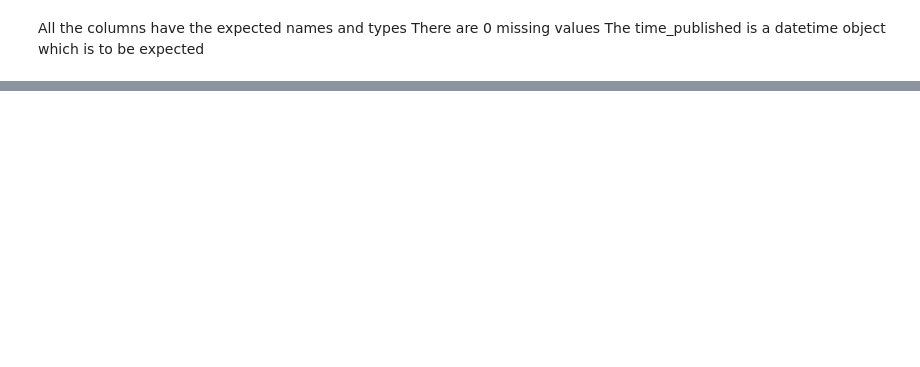
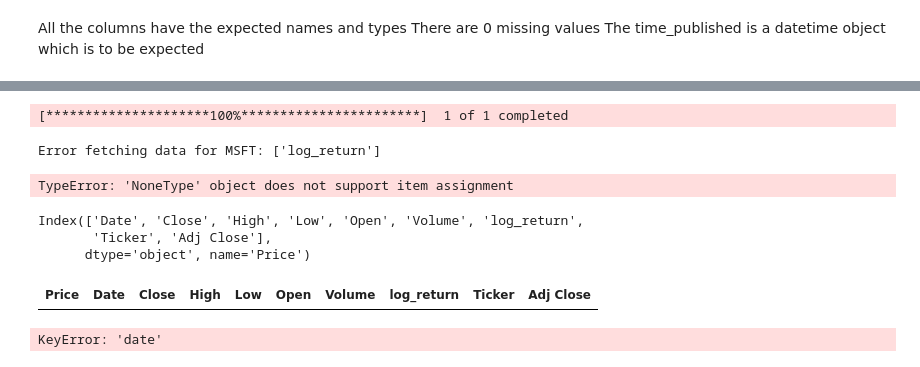
Before and after one commit to LydiaLCh/sentiment-model-quant, a Jupyter notebook: notebooks/02_sentiment_modeling.ipynb, the cells around one changed output, grey strips where cells are left out. Cells and saved outputs as stored; diff of their text form; code cells hidden in the pictures; blank space fills up the shorter version.

```diff
--- a/notebooks/02_sentiment_modeling.ipynb
+++ b/notebooks/02_sentiment_modeling.ipynb
@@ -244,0 +238,9 @@ Unique tickers: ['MSFT' 'GOOG' 'META' 'NVDA' 'AAPL' 'TSLA' 'SVNDF' 'AMZN' 'BAC'
+# %%
+### Coordinate the sentiment data and the market data
+
+# Determine date range from sentiment data to define the market data window
+start_date = (news_df_final["time_published"]).dt.date.min()
+end_date = (news_df_final["time_published"]).dt.date.max()
+
+# Extract unique tickers from news_df_final["ticker"]
+unique_tickers = news_df_final["ticker"].unique()
@@ -244,0 +280,62 @@ Unique tickers: ['MSFT' 'GOOG' 'META' 'NVDA' 'AAPL' 'TSLA' 'SVNDF' 'AMZN' 'BAC'
+# %%
+# Download data from yfinance dataset
+def fetch_and_process_daily_data(ticker, start_date, end_date):
+    try:
+        df = yf.download(ticker, start=start_date, end=end_date, interval="1d")
+        if df.empty:
+            print(f"No data for {ticker}")
+            return None
+        # rest of your processing...
+        df["log_return"] = np.log(df["Close"] / df["Close"].shift(1))
+        df = df.dropna(subset=['log_return'])
+        df["Ticker"] = ticker
+        return df.reset_index()
+    except Exception as e:
+        print(f"Error fetching data for {ticker}: {e}")
+        return None
+# %%
+# Create data frame containing all fetched market data given a ticker and start and end dates
+market_data = []
+
+for ticker in unique_tickers:
+    df_ticker = fetch_and_process_daily_data(ticker, start_date, end_date)
+    df_ticker["Ticker"] = ticker
+    market_data.append(df_ticker)
+
+# Combine into one DataFrame
+final_df = pd.concat(market_data)
+
+# Rename index column to date
+final_df = final_df.rename(columns={"index": "date"})
+# %% [output]
+[*********************100%***********************]  1 of 1 completed
+Error fetching data for MSFT: ['log_return']
+TypeError: 'NoneType' object does not support item assignment
+# %%
+final_df.columns
+# %% [output]
+Index(['Date', 'Close', 'High', 'Low', 'Open', 'Volume', 'log_return',
+       'Ticker', 'Adj Close'],
+      dtype='object', name='Price')
+# %%
+final_df
+# %% [output]
+| Price | Date | Close | High | Low | Open | Volume | log_return | Ticker | Adj Close |
+# %%
+### Process sentiment data
+
+# Group by date & ticker to get daily average sentiment using weighted sentiment score
+sentiment_daily = (
+    news_df_sorted
+    .groupby(["date", "ticker"])["weighted_sentiment_score"]
+    .mean()
+    .reset_index()
+)
+
+### Process market data
+final_df["date"] = pd.to_datetime(final_df["date"])
+
+### Merge market and sentiment data
+merged_df = pd.merge(final_df, sentiment_daily, on=["date", "ticker"], how="left")
+# %% [output]
+KeyError: 'date'
```
Also changed, not shown: parts of 11 cells of this notebook.
